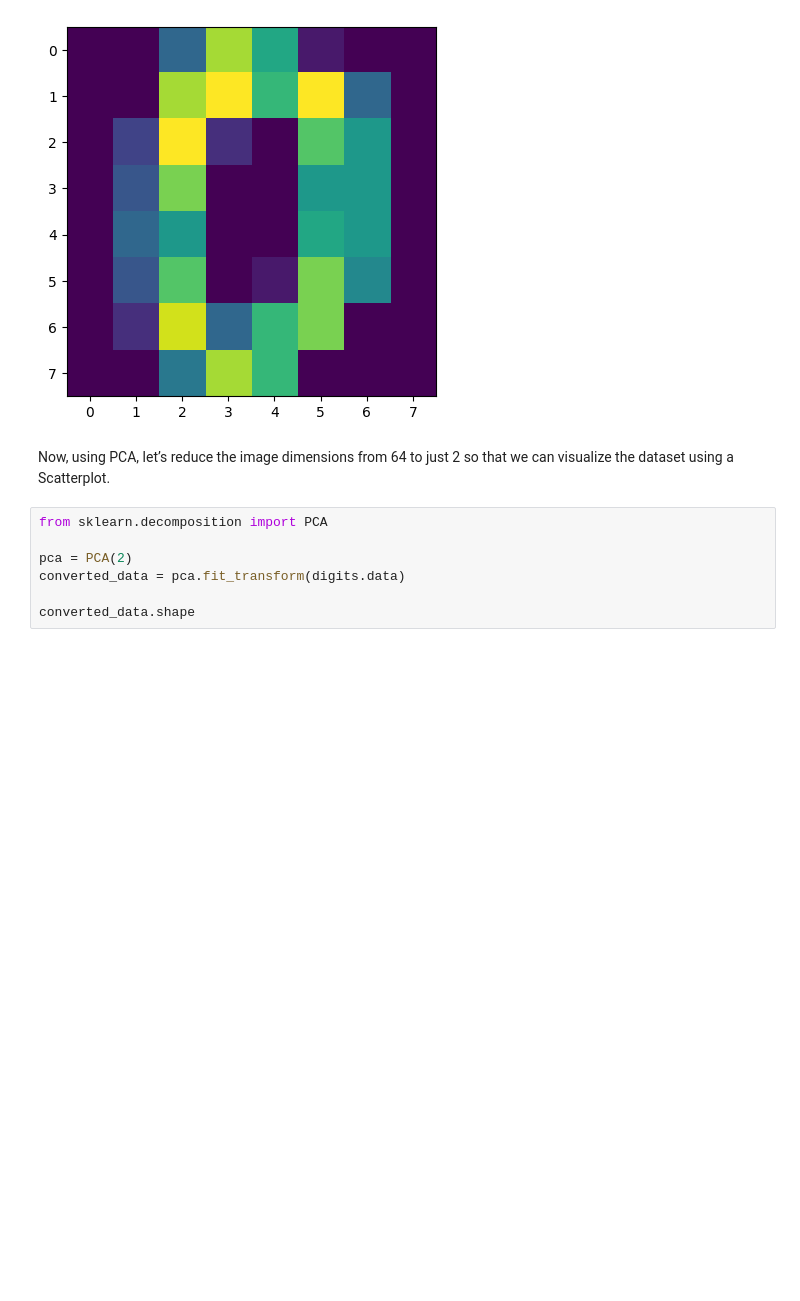
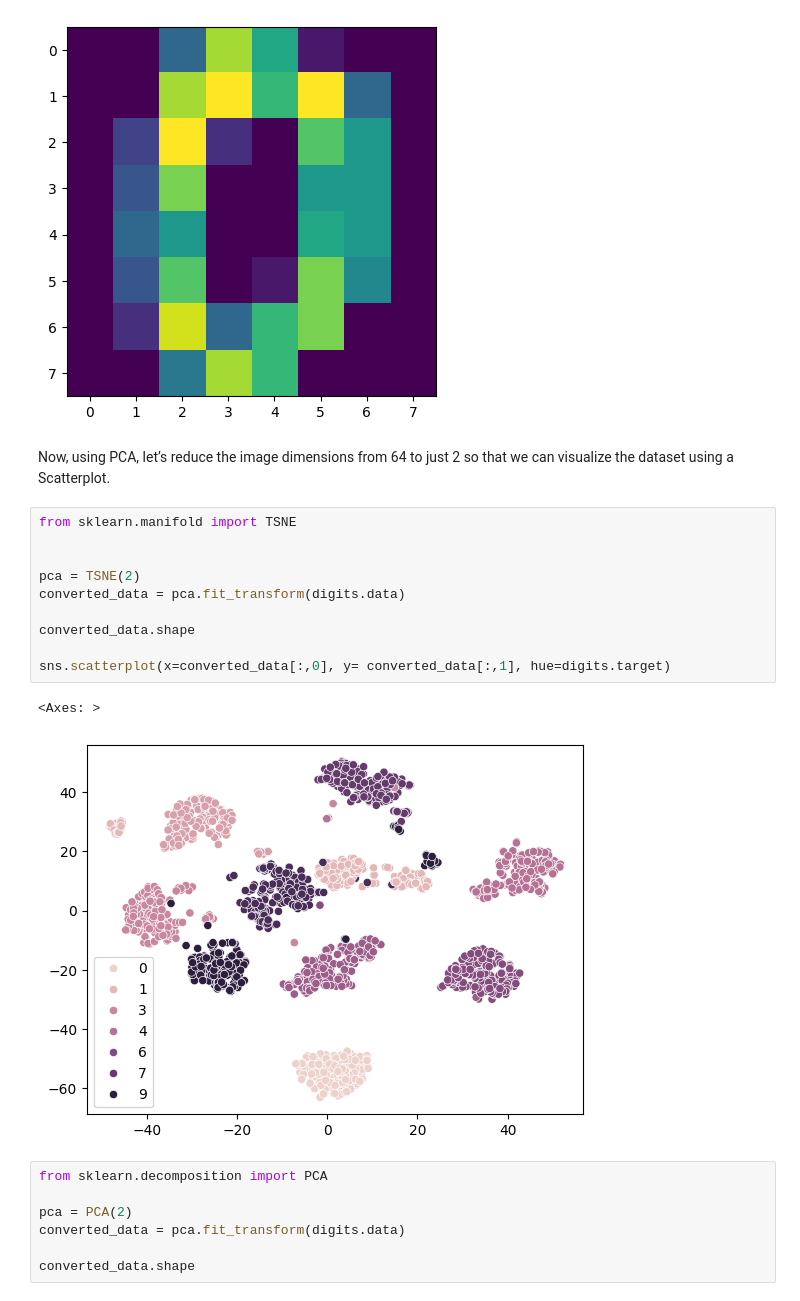
Before and after one commit to JLGOrtega/repo-clase-dsvlcsep24, a Jupyter notebook: 3-Machine_Learning/2-No_Supervisado/1-PCA/Teoria/2_Compress_image.ipynb, the cells around one changed output. Cells and saved outputs as stored; diff of their text form; blank space fills up the shorter version.

```diff
--- a/3-Machine_Learning/2-No_Supervisado/1-PCA/Teoria/2_Compress_image.ipynb
+++ b/3-Machine_Learning/2-No_Supervisado/1-PCA/Teoria/2_Compress_image.ipynb
@@ -44,6 +48,19 @@ plt.imshow(image_sample)
 [figure]
 # %% [markdown]
 Now, using PCA, let’s reduce the image dimensions from 64 to just 2 so that we can visualize the dataset using a Scatterplot.
+# %%
+from sklearn.manifold import TSNE
+
+
+pca = TSNE(2)
+converted_data = pca.fit_transform(digits.data)
+
+converted_data.shape
+
+sns.scatterplot(x=converted_data[:,0], y= converted_data[:,1], hue=digits.target)
+# %% [output]
+<Axes: >
+[figure, added]
 # %%
 from sklearn.decomposition import PCA
 
```
Also changed, not shown: parts of 13 cells of this notebook, 16 other files.
